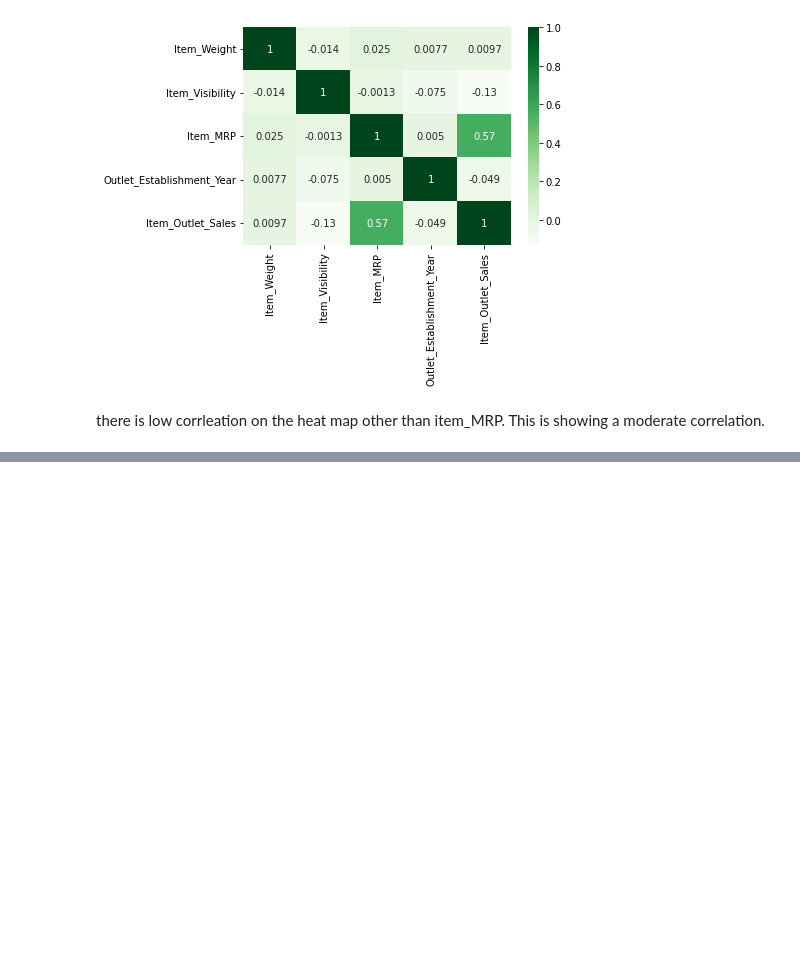
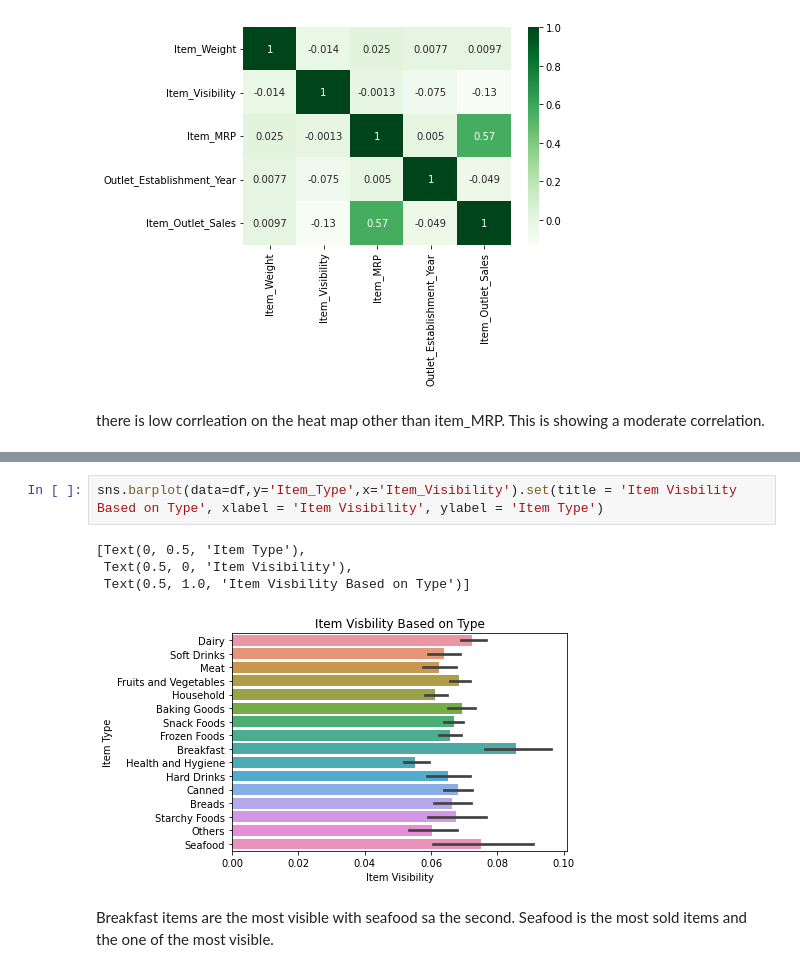
Before and after one commit to svohra10/sales-predictions, a Jupyter notebook: Sales_Prediction_project.ipynb, the cells around one changed output, grey strips where cells are left out. Cells and saved outputs as stored; diff of their text form; blank space fills up the shorter version.

```diff
--- a/Sales_Prediction_project.ipynb
+++ b/Sales_Prediction_project.ipynb
@@ -222,0 +263,9 @@ there is low corrleation on the heat map other than item_MRP. This is showing a
+# %%
+sns.barplot(data=df,y='Item_Type',x='Item_Visibility').set(title = 'Item Visbility Based on Type', xlabel = 'Item Visibility', ylabel = 'Item Type')
+# %% [output]
+[Text(0, 0.5, 'Item Type'),
+ Text(0.5, 0, 'Item Visibility'),
+ Text(0.5, 1.0, 'Item Visbility Based on Type')]
+[figure, added]
+# %% [markdown]
+Breakfast items are the most visible with seafood sa the second. Seafood is the most sold items and the one of the most visible.
```
Also changed, not shown: parts of 4 cells of this notebook.
